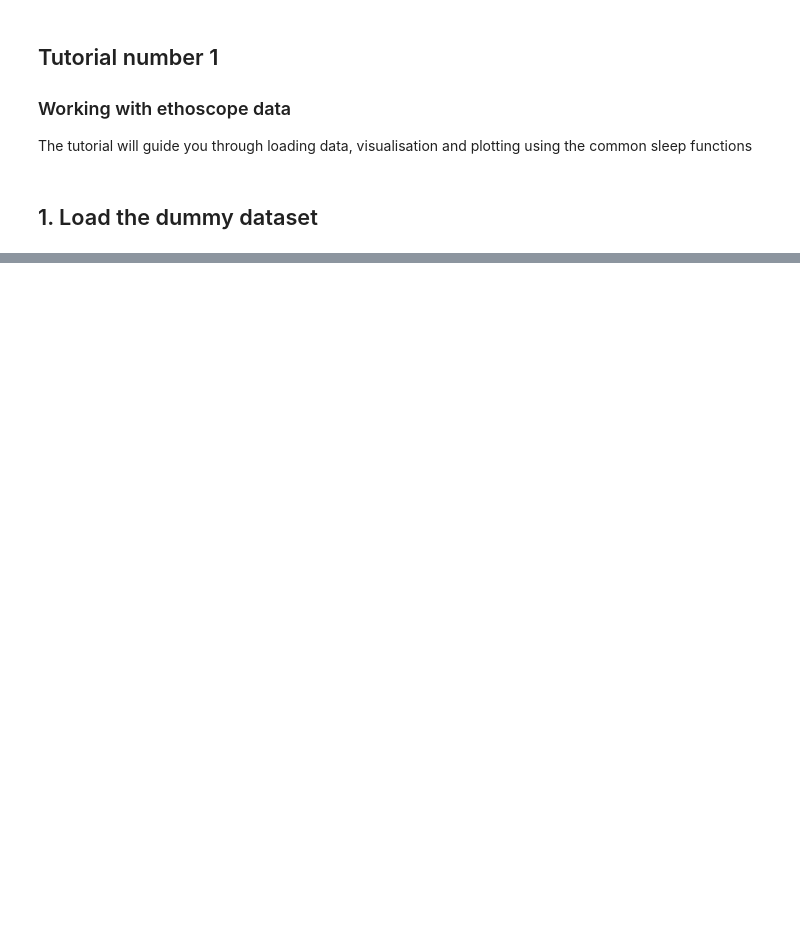
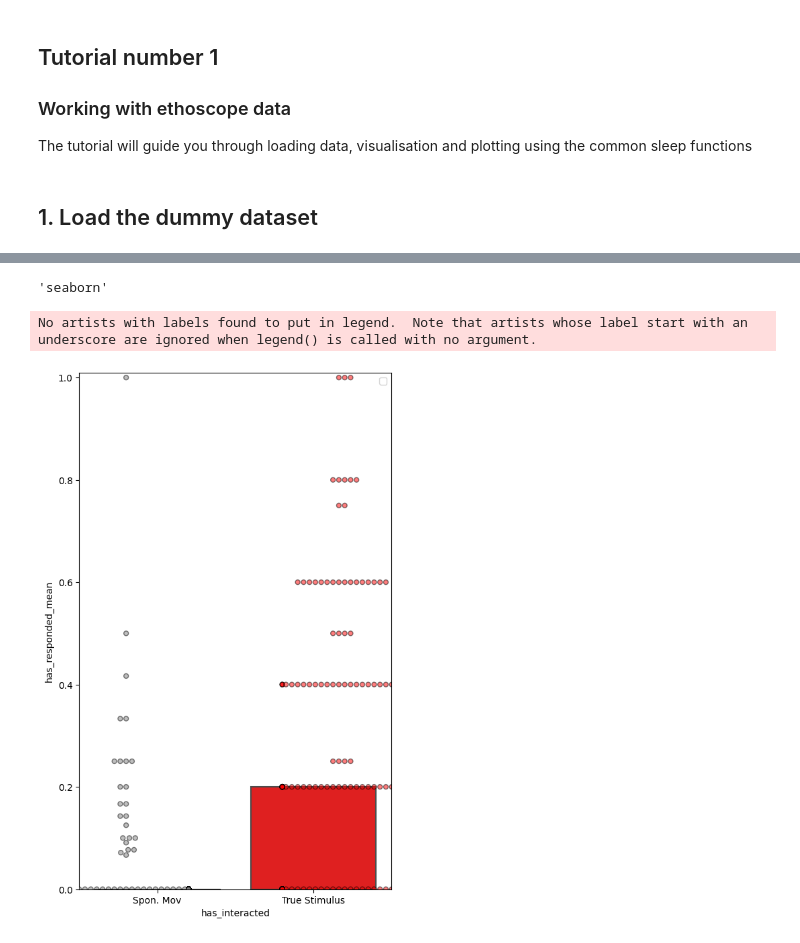
Before and after one commit to gilestrolab/ethoscopy, a Jupyter notebook: tutorial_notebook/test_response.ipynb, the cells around one changed output, grey strips where cells are left out. Saved outputs shown, nothing was run; the diff lists cells and outputs as text; code cells hidden in the pictures; blank space fills up the shorter version.

Commit message:
fixed response_quantify and quantify light_dark

```diff
--- a/tutorial_notebook/test_response.ipynb
+++ b/tutorial_notebook/test_response.ipynb
@@ -17,7 +19,18 @@ etho.__version__
 # plotly allows to output interactive graphs but it's a bit more cumbersome to use and heavier in size. Seaborn / matplotlib is more of a standard, lighter and beautiful but only outputs static plots
 # Try this notebook using both canvases to see the differences
 
-df = pd.read_pickle('/home/lab/Desktop/habituation/pickles/habit_repnew_1_data.pkl')
-pdf = pd.read_pickle('/home/lab/Desktop/habituation/pickles/habit_repnew_1_puff.pkl')
+d = pd.read_pickle('/home/lab/Desktop/ethoscopy/tutorial_notebook/response_d.pkl')
+m = pd.read_pickle('/home/lab/Desktop/ethoscopy/tutorial_notebook/response_m.pkl')
+df = etho.behavpy(d, m, check = True, canvas = 'seaborn')
+df.meta['exp'] = df.meta['odour'] + '-' + df.meta['rest']
+fargs =  ['air-first day', 'air-second day', 'air-third day', 'air-fourth day', 'air-fifth day', '5% AA-first day', '5% AA-second day', '5% AA-third day', '5% AA-fourth day', '5% AA-fifth day']
 df.canvas
+# %% [output]
+'seaborn'
+# %%
+fig, stats_s = df.plot_response_quantify(title = '')
+fig.show()
+# %% [output]
+No artists with labels found to put in legend.  Note that artists whose label start with an underscore are ignored when legend() is called with no argument.
+[figure, added]
 # %%
```
Also changed, not shown: parts of 6 cells of this notebook, 2 other files.
